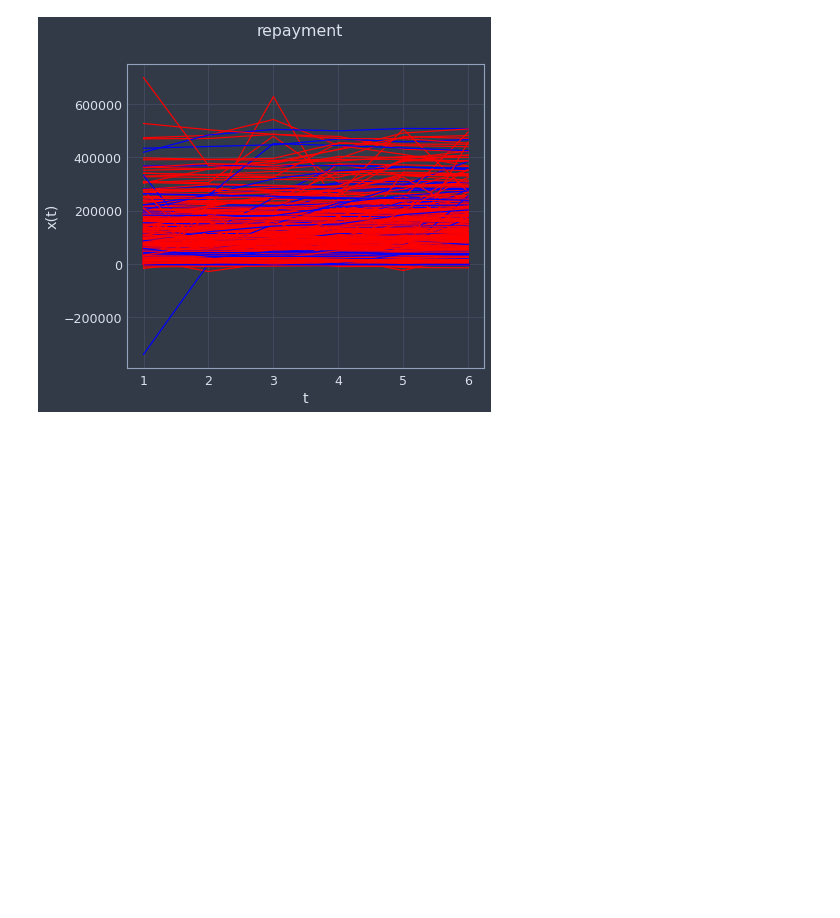
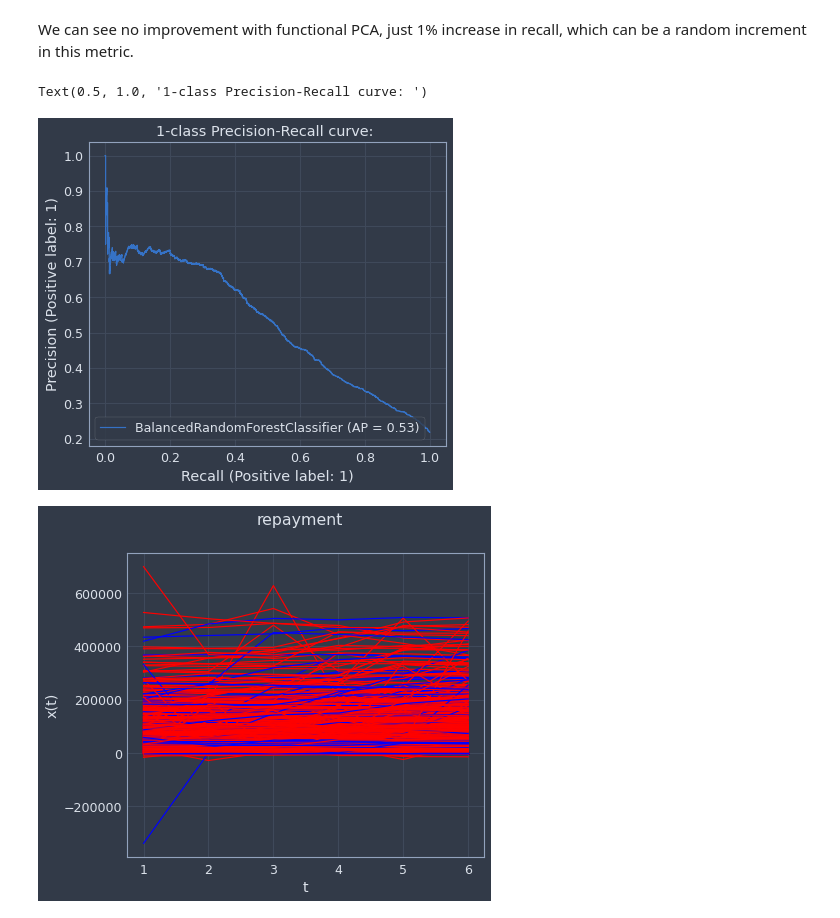
Before and after one commit to lamahechag/defaut_credit_card_clients, a Jupyter notebook: PCA_with_FDA.ipynb, the cells around one changed output. Saved outputs shown, nothing was run; the diff lists cells and outputs as text; code cells hidden in the pictures; blank space fills up the shorter version.

Commit message:
train model with FDA-PCA and precision-recall curve

```diff
--- a/PCA_with_FDA.ipynb
+++ b/PCA_with_FDA.ipynb
@@ -91,0 +72,11 @@ array([[ 3.00000000e+04,  1.00000000e+00,  2.00000000e+00, ...,
+# %%
+from imblearn.ensemble import BalancedRandomForestClassifier
+model = BalancedRandomForestClassifier(n_estimators=200, max_depth=15, bootstrap=True,
+                                       min_samples_leaf=10, max_samples=0.7,
+                                       min_samples_split=20, max_features=0.7,
+                                       random_state=42, n_jobs=4, sampling_strategy=0.6)
+model.fit(train_aux, y_train)
+y_pred = model.predict(train_aux)
+print(classification_report(y_train, y_pred))
+y_pred = model.predict(test_aux)
+print(classification_report(y_test, y_pred))
@@ -92,3 +101,18 @@ array([[ 3.00000000e+04,  1.00000000e+00,  2.00000000e+00, ...,
+# %% [markdown]
+We can see no improvement with functional PCA, just 1% increase in recall, which can be a random increment in this metric.
+# %%
+from sklearn.metrics import precision_recall_curve
+from sklearn.metrics import plot_precision_recall_curve
+
+probas_pred = model.predict_proba(test_aux)[:, 1]
+precision, recall, thresholds = precision_recall_curve(
+    y_test, probas_pred)
+
+disp = plot_precision_recall_curve(model, test_aux, y_test)
+disp.ax_.set_title('1-class Precision-Recall curve: ')
+# %% [output]
+Text(0.5, 1.0, '1-class Precision-Recall curve: ')
+[figure, added]
 # %%
 fd[:2000].plot(group=df['default payment next month'].values,
                group_colors=['red', 'blue'])
```
Also changed, not shown: parts of 9 cells of this notebook.
